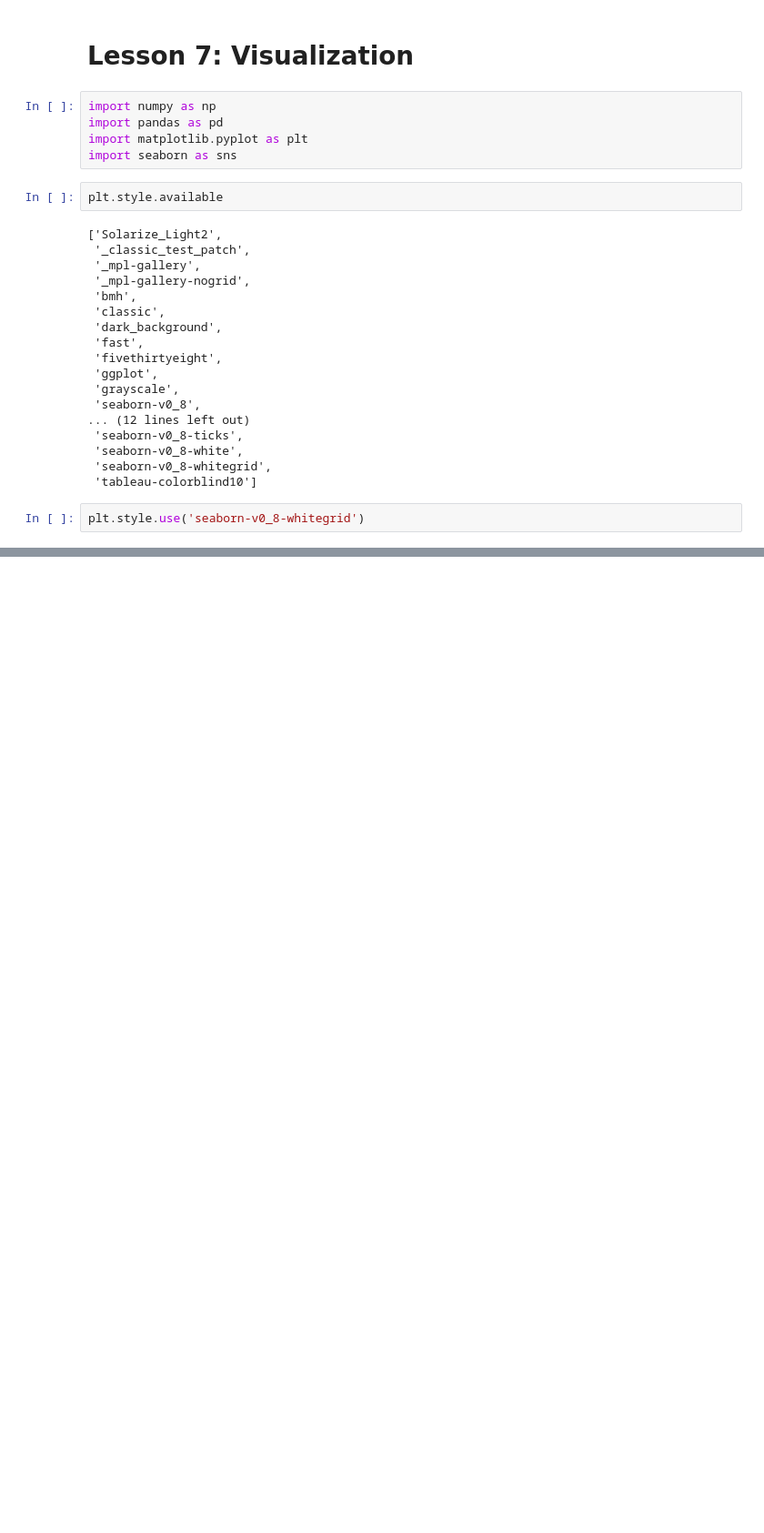
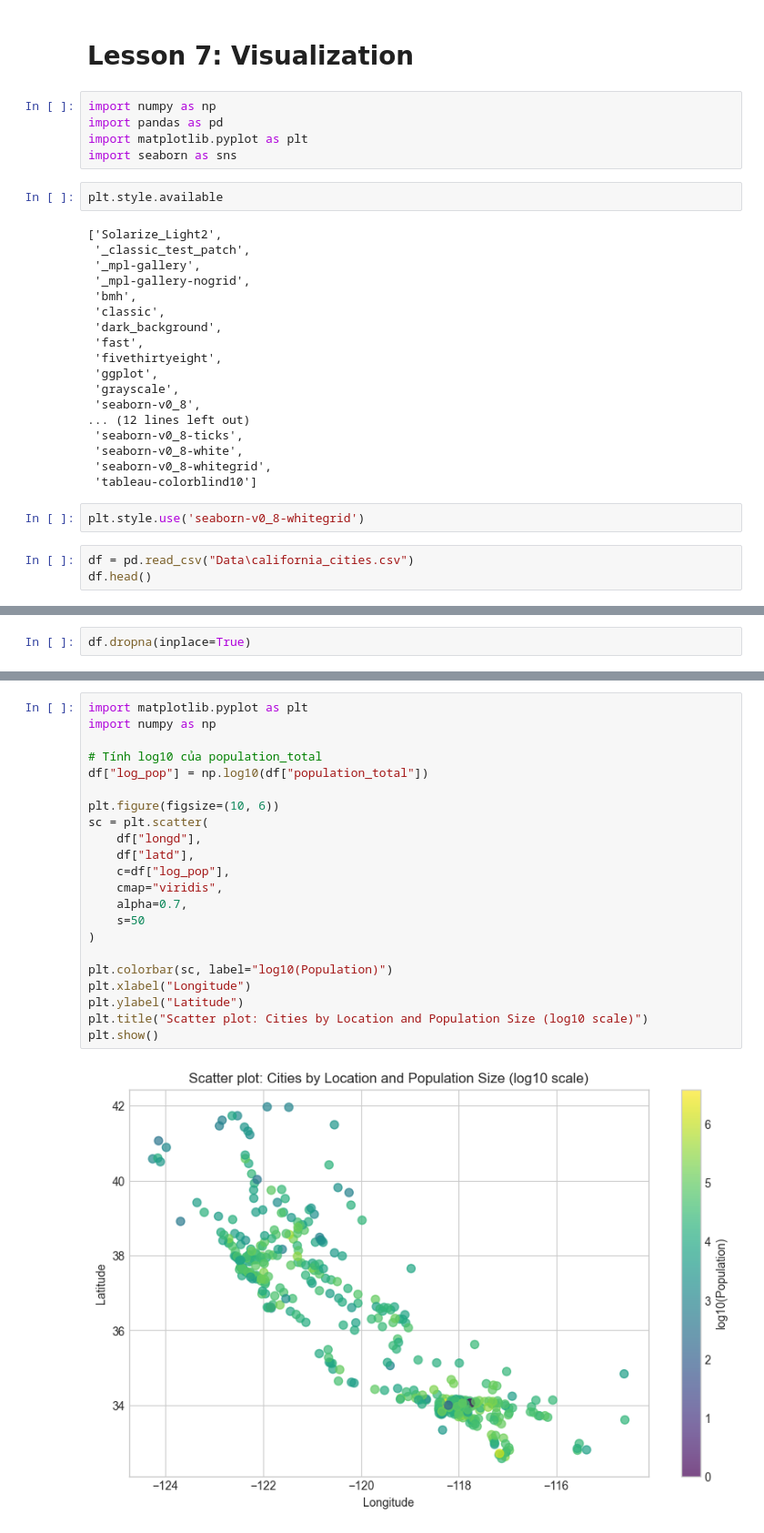
Before and after one commit to ntlong-NEU/KHDL_coban, a Jupyter notebook: Lesson_7_Visualization.ipynb, the cells around one changed output, grey strips where cells are left out. Shown at 91% size. Saved outputs shown, nothing was run; the diff lists cells and outputs as text; blank space fills up the shorter version.

```diff
--- a/Lesson_7_Visualization.ipynb
+++ b/Lesson_7_Visualization.ipynb
@@ -27,3 +27,6 @@ plt.style.available
  'tableau-colorblind10']
 # %%
 plt.style.use('seaborn-v0_8-whitegrid')
+# %%
+df = pd.read_csv("Data\california_cities.csv")
+df.head()
@@ -29,0 +58,2 @@ plt.style.use('seaborn-v0_8-whitegrid')
+# %%
+df.dropna(inplace=True)
@@ -29,0 +78,24 @@ plt.style.use('seaborn-v0_8-whitegrid')
+# %%
+import matplotlib.pyplot as plt
+import numpy as np
+
+# Tính log10 của population_total
+df["log_pop"] = np.log10(df["population_total"])
+
+plt.figure(figsize=(10, 6))
+sc = plt.scatter(
+    df["longd"],
+    df["latd"],
+    c=df["log_pop"],
+    cmap="viridis",
+    alpha=0.7,
+    s=50
+)
+
+plt.colorbar(sc, label="log10(Population)")
+plt.xlabel("Longitude")
+plt.ylabel("Latitude")
+plt.title("Scatter plot: Cities by Location and Population Size (log10 scale)")
+plt.show()
+# %% [output]
+[figure, added]
```
Also changed, not shown: parts of 12 cells of this notebook, 3 other files.
